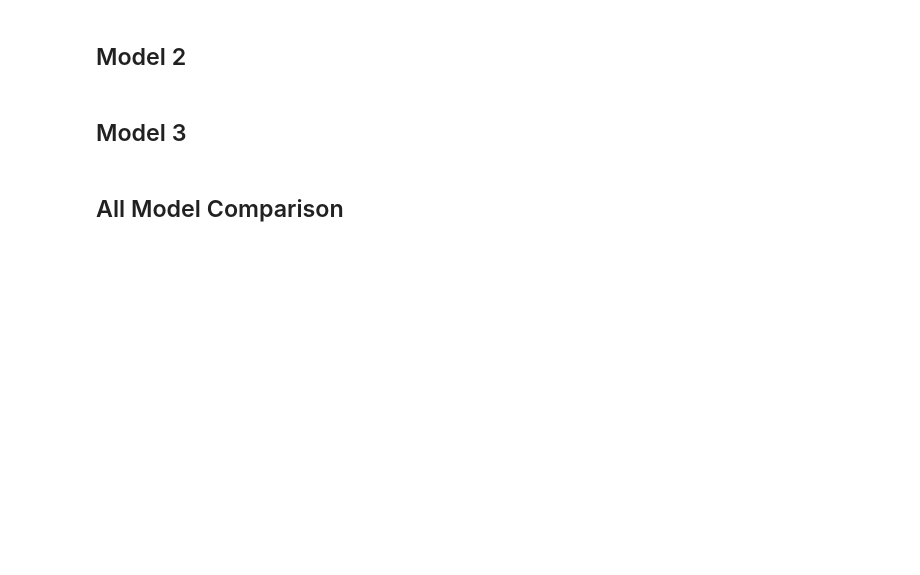
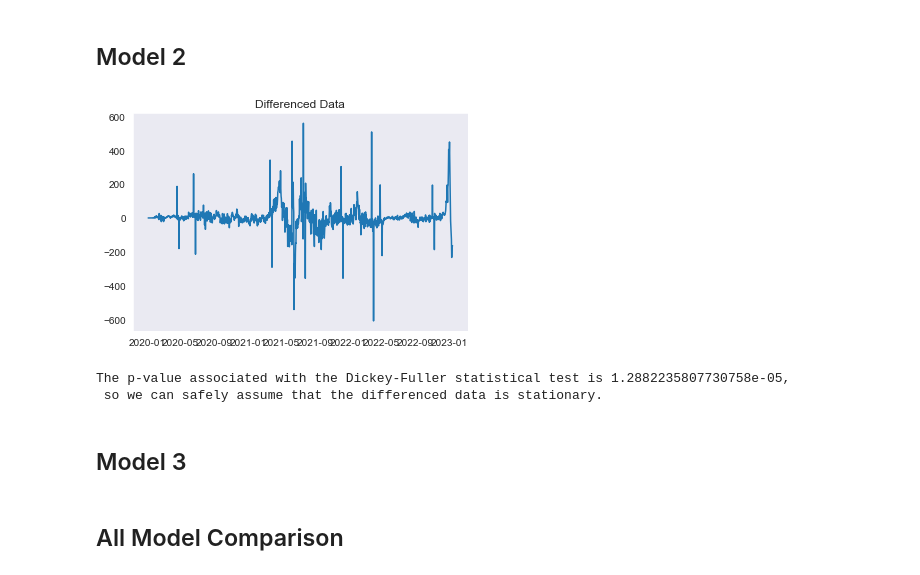
Before and after one commit to Bella3s/Covid-19-Time-Series-Modeling, a Jupyter notebook: index.ipynb, the cells around one changed output. Cells and saved outputs as stored; diff of their text form; code cells hidden in the pictures; blank space fills up the shorter version.

```diff
--- a/index.ipynb
+++ b/index.ipynb
@@ -774,5 +887,22 @@ For Each Zone:
 # %% [markdown]
 ## Model 2
+# %%
+fig, ax = plt.subplots()
+ax.plot(train['new_deaths_smoothed'].diff())
+ax.set_title('Differenced Data');
+# %% [output]
+[figure, added]
+# %%
+p_val = adfuller(train['new_deaths_smoothed'].diff()[1:])[1]
+print(f"The p-value associated with the Dickey-Fuller statistical test is {p_val},")
+if p_val < 0.05:
+    print(" so we can safely assume that the differenced data is stationary.")
+else:
+    print(" so we cannot reject the null hypothesis that the differenced data is \
+not stationary.")
+# %% [output]
+The p-value associated with the Dickey-Fuller statistical test is 1.2882235807730758e-05,
+ so we can safely assume that the differenced data is stationary.
 # %% [markdown]
 ## Model 3
 # %% [markdown]
```
Also changed, not shown: parts of 12 cells of this notebook.
